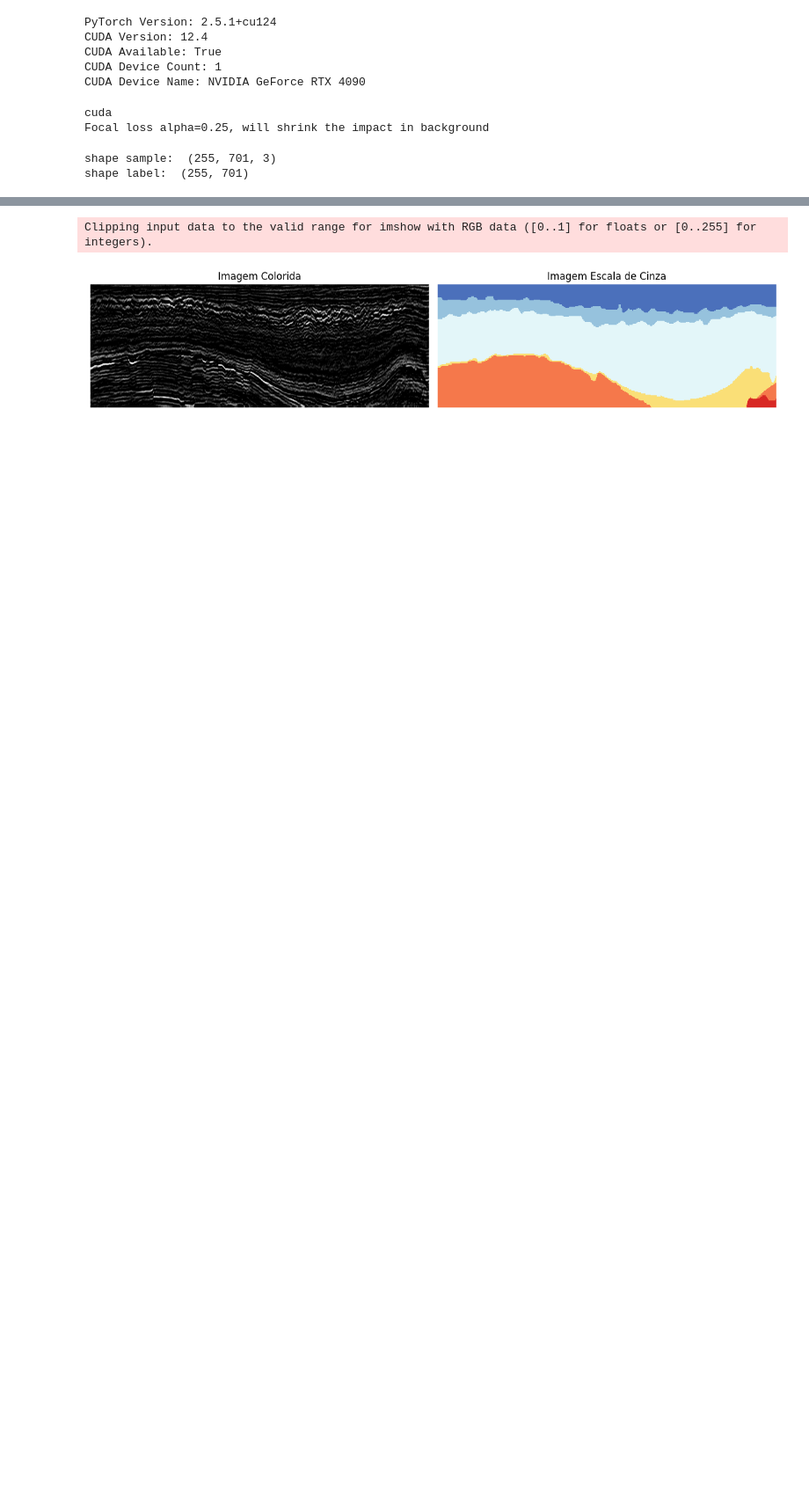
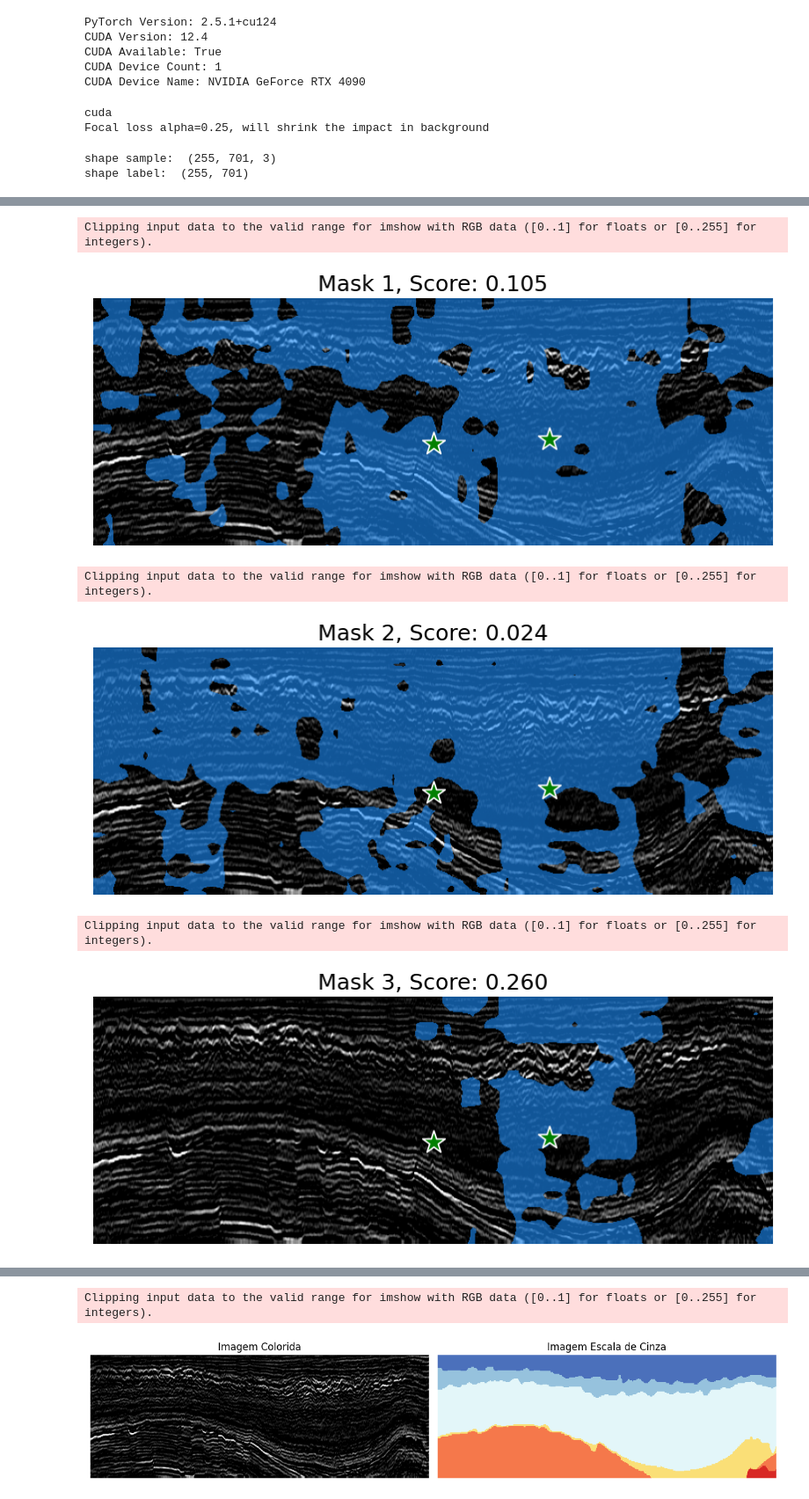
Before and after one commit to filipeas/Minerva-Discovery, a Jupyter notebook: my_experiments/sam_v1_with_prompt/segmentation_with_prompt.ipynb, the cells around one changed output, grey strips where cells are left out. Shown at 88% size. Cells and saved outputs as stored; diff of their text form; code cells hidden in the pictures; blank space fills up the shorter version.

```diff
--- a/my_experiments/sam_v1_with_prompt/segmentation_with_prompt.ipynb
+++ b/my_experiments/sam_v1_with_prompt/segmentation_with_prompt.ipynb
@@ -100,0 +125,6 @@ shape label:  (255, 701)
+# %%
+masks, scores, logits = predictor.predict(
+    point_coords=input_point,
+    point_labels=input_label,
+    multimask_output=True, # controla ambiguidade
+)
@@ -100,0 +135,25 @@ shape label:  (255, 701)
+# %%
+def show_mask(mask, ax, random_color=False):
+    if random_color:
+        color = np.concatenate([np.random.random(3), np.array([0.6])], axis=0)
+    else:
+        color = np.array([30/255, 144/255, 255/255, 0.6])
+    h, w = mask.shape[-2:]
+    mask_image = mask.reshape(h, w, 1) * color.reshape(1, 1, -1)
+    ax.imshow(mask_image)
+
+for i, (mask, score) in enumerate(zip(masks, scores)):
+    plt.figure(figsize=(10,10))
+    plt.imshow(sample_img)
+    show_mask(mask, plt.gca())
+    show_points(input_point, input_label, plt.gca())
+    plt.title(f"Mask {i+1}, Score: {score:.3f}", fontsize=18)
+    plt.axis('off')
+    plt.show()
+# %% [output]
+Clipping input data to the valid range for imshow with RGB data ([0..1] for floats or [0..255] for integers).
+[figure, added]
+Clipping input data to the valid range for imshow with RGB data ([0..1] for floats or [0..255] for integers).
+[figure, added]
+Clipping input data to the valid range for imshow with RGB data ([0..1] for floats or [0..255] for integers).
+[figure, added]
```
Also changed, not shown: parts of 14 cells of this notebook, 3 other files.
